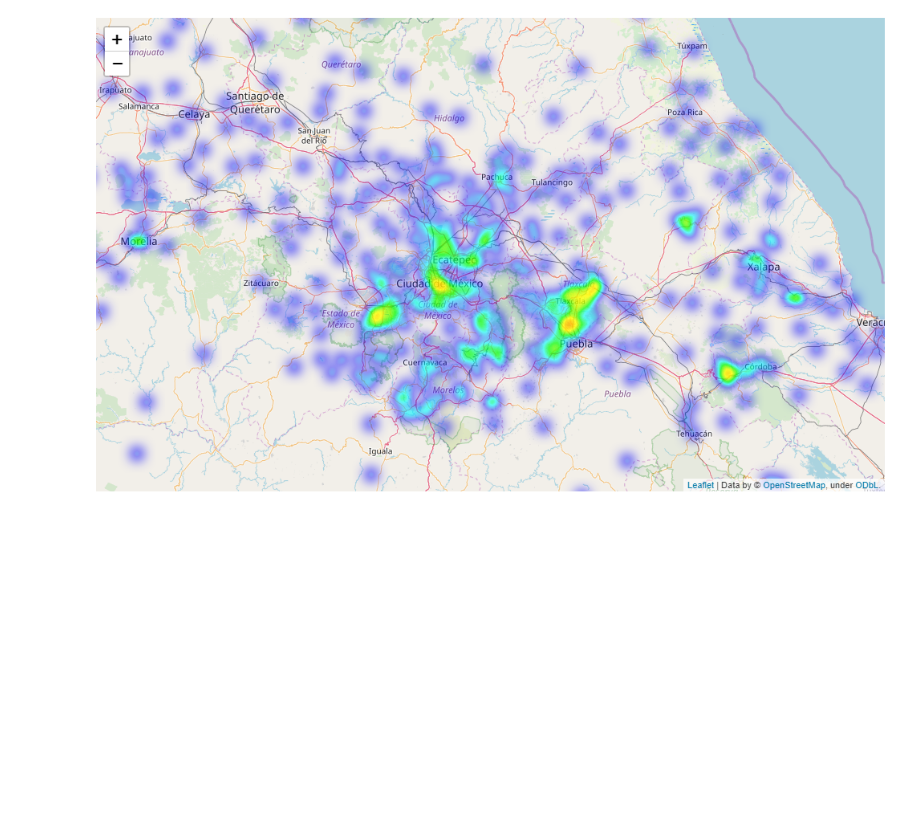
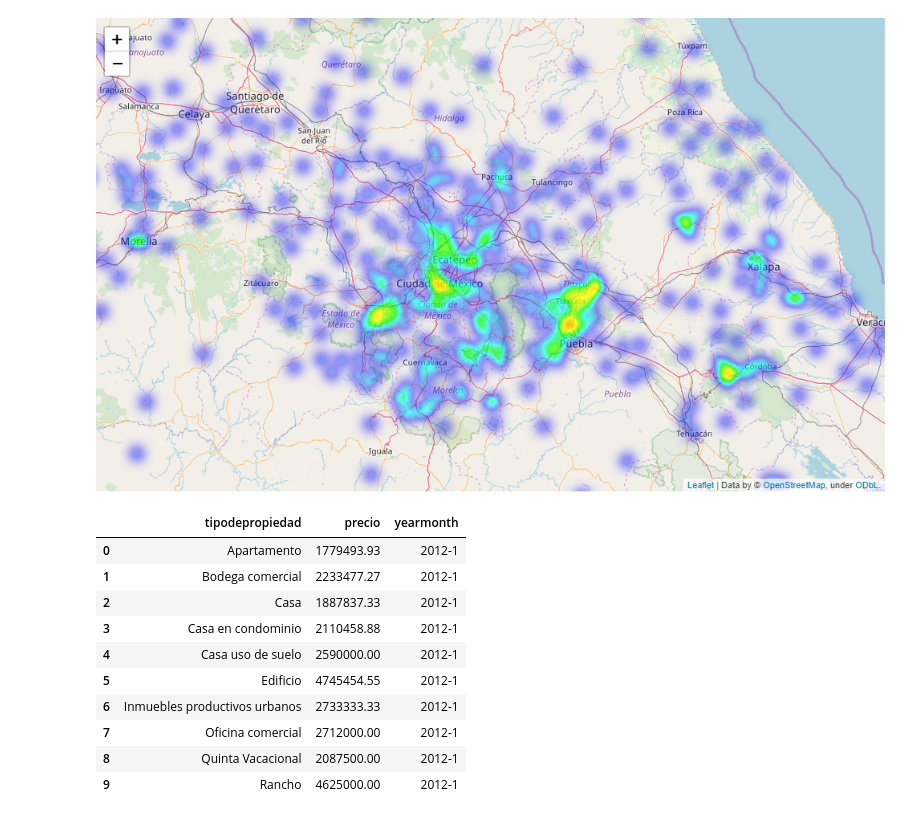
Before and after one commit to josetec1/DatosG29, a Jupyter notebook: Analisis nacho.ipynb, the cells around one changed output. Saved outputs shown, nothing was run; the diff lists cells and outputs as text; code cells hidden in the pictures; blank space fills up the shorter version.

```diff
--- a/Analisis nacho.ipynb
+++ b/Analisis nacho.ipynb
@@ -39,3 +42,28 @@ mexico_heatmap
 # %%
 # %% [output]
 [figure]
+# %%
+
+df['year'] = df['fecha'].dt.year
+df['month'] = df['fecha'].dt.month
+
+dftmp = df.groupby(['year', 'month', 'tipodepropiedad']).agg({'precio':'mean'})
+#dftmp['precio_log'] = np.log(dftmp['precio'])
+dftmp = dftmp.reset_index(level='year')
+dftmp = dftmp.reset_index(level='month')
+dftmp = dftmp.reset_index(level='tipodepropiedad')
+dftmp['yearmonth'] = dftmp['year'].map(str) + "-" + dftmp['month'].map(str)
+dftmp = dftmp.drop(columns=['year', 'month'])
+dftmp.head(10)
+# %% [output]
+|  | tipodepropiedad | precio | yearmonth |
+| 0 | Apartamento | 1779493.93 | 2012-1 |
+| 1 | Bodega comercial | 2233477.27 | 2012-1 |
+| 2 | Casa | 1887837.33 | 2012-1 |
+| 3 | Casa en condominio | 2110458.88 | 2012-1 |
+| 4 | Casa uso de suelo | 2590000.00 | 2012-1 |
+| 5 | Edificio | 4745454.55 | 2012-1 |
+| 6 | Inmuebles productivos urbanos | 2733333.33 | 2012-1 |
+| 7 | Oficina comercial | 2712000.00 | 2012-1 |
+| 8 | Quinta Vacacional | 2087500.00 | 2012-1 |
+| 9 | Rancho | 4625000.00 | 2012-1 |
```
Also changed, not shown: parts of 4 cells of this notebook, 1 other file.
